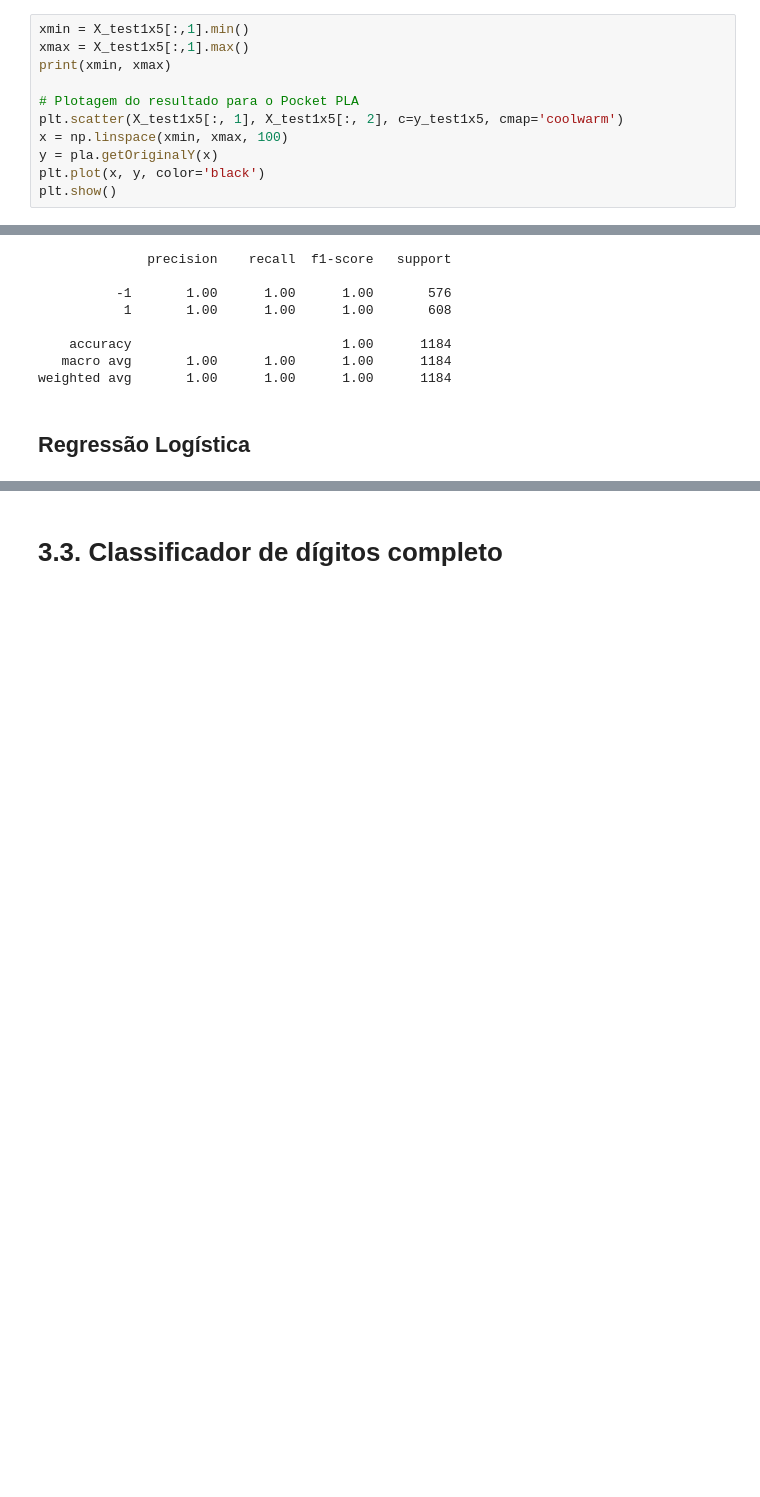
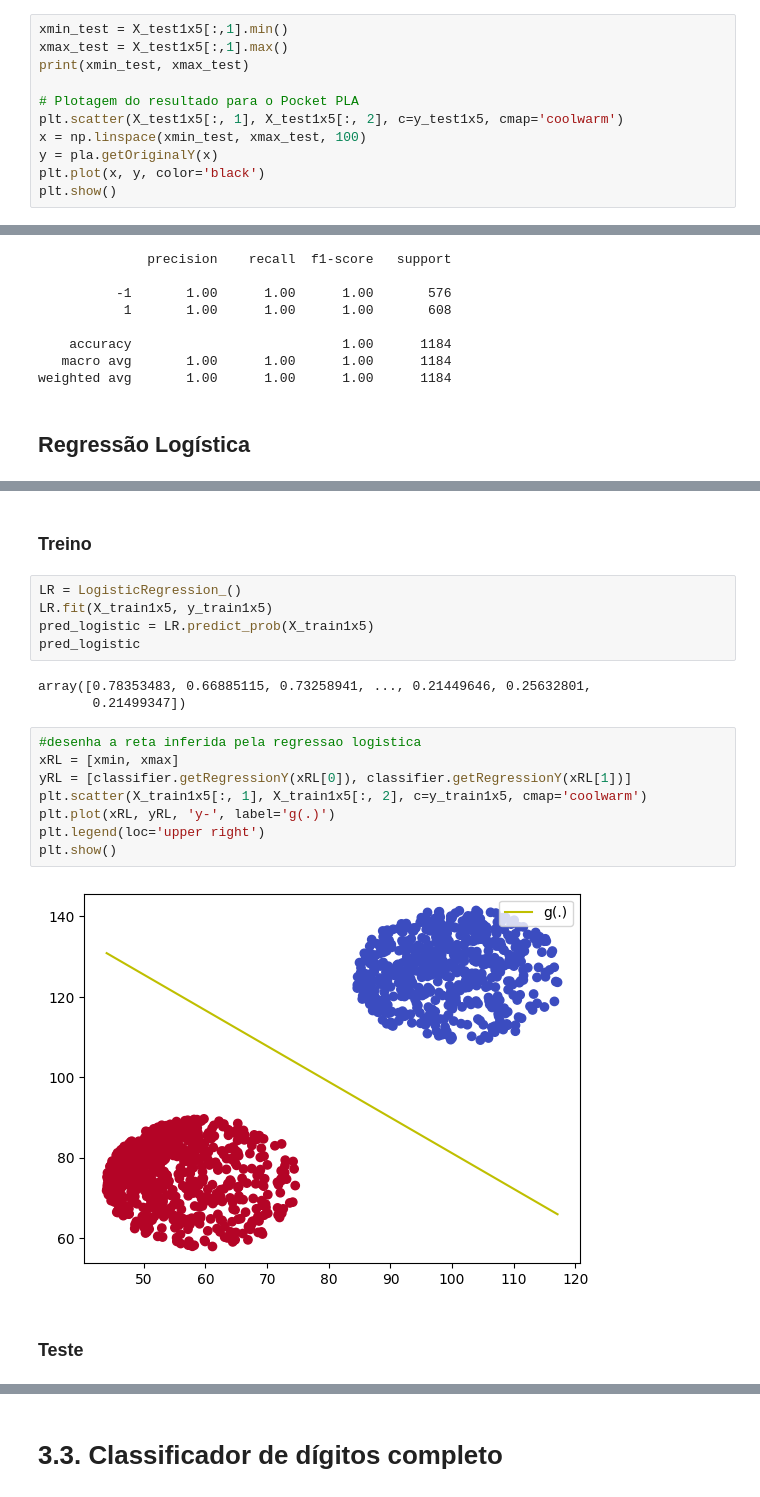
Before and after one commit to mariabandeira/Reconhecimento-de-Digitos, a Jupyter notebook: MiniProjeto_ML.ipynb, the cells around one changed output, grey strips where cells are left out. Drawn from its saved outputs; the diff is of its cells as text; blank space fills up the shorter version.

Commit message:
Logistic Regression

```diff
--- a/MiniProjeto_ML.ipynb
+++ b/MiniProjeto_ML.ipynb
@@ -468,13 +468,13 @@ array([1, 1, 1, 1, 1, 1, 1, 1, 1, 1, 1, 1, 1, 1, 1, 1, 1, 1, 1, 1, 1, 1,
        5, 5, 5, 5, 5, 5, 5, 5, 5, 5, 5, 5, 5, 5, 5, 5, 5, 5, 5, 5, 5, 5,
        5, 5, 5, 5, 5, 5, 5, 5, 5, 5, 5])
 # %%
-xmin = X_test1x5[:,1].min()
-xmax = X_test1x5[:,1].max()
-print(xmin, xmax)
+xmin_test = X_test1x5[:,1].min()
+xmax_test = X_test1x5[:,1].max()
+print(xmin_test, xmax_test)
 
 # Plotagem do resultado para o Pocket PLA
 plt.scatter(X_test1x5[:, 1], X_test1x5[:, 2], c=y_test1x5, cmap='coolwarm')
-x = np.linspace(xmin, xmax, 100)
+x = np.linspace(xmin_test, xmax_test, 100)
 y = pla.getOriginalY(x)
 plt.plot(x, y, color='black')
 plt.show()
@@ -529,0 +570,22 @@ weighted avg       1.00      1.00      1.00      1184
+# %% [markdown]
+### Treino
+# %%
+LR = LogisticRegression_()
+LR.fit(X_train1x5, y_train1x5)
+pred_logistic = LR.predict_prob(X_train1x5)
+pred_logistic
+# %% [output]
+array([0.78353483, 0.66885115, 0.73258941, ..., 0.21449646, 0.25632801,
+       0.21499347])
+# %%
+#desenha a reta inferida pela regressao logistica
+xRL = [xmin, xmax]
+yRL = [classifier.getRegressionY(xRL[0]), classifier.getRegressionY(xRL[1])]
+plt.scatter(X_train1x5[:, 1], X_train1x5[:, 2], c=y_train1x5, cmap='coolwarm')
+plt.plot(xRL, yRL, 'y-', label='g(.)')
+plt.legend(loc='upper right')
+plt.show()
+# %% [output]
+[figure, added]
+# %% [markdown]
+### Teste
```
Also changed, not shown: parts of 5 cells of this notebook.
